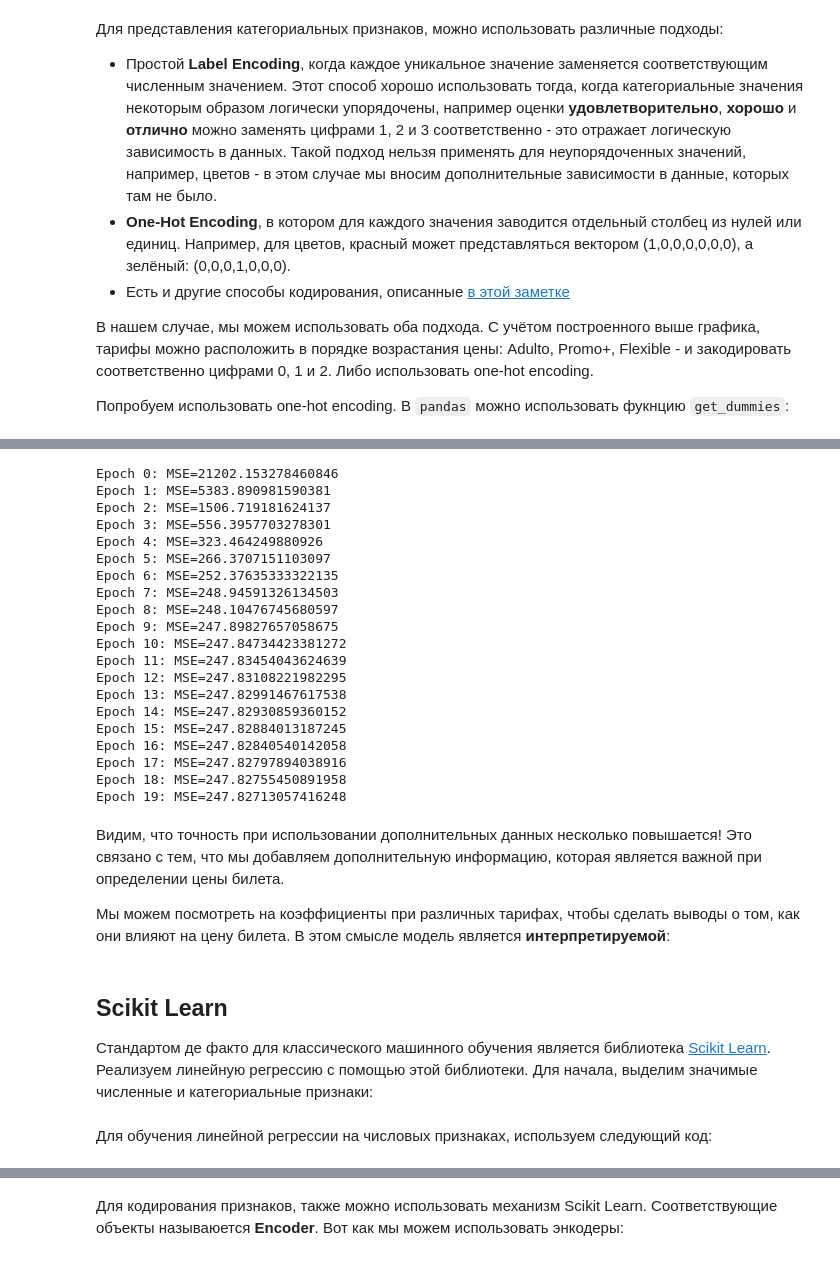
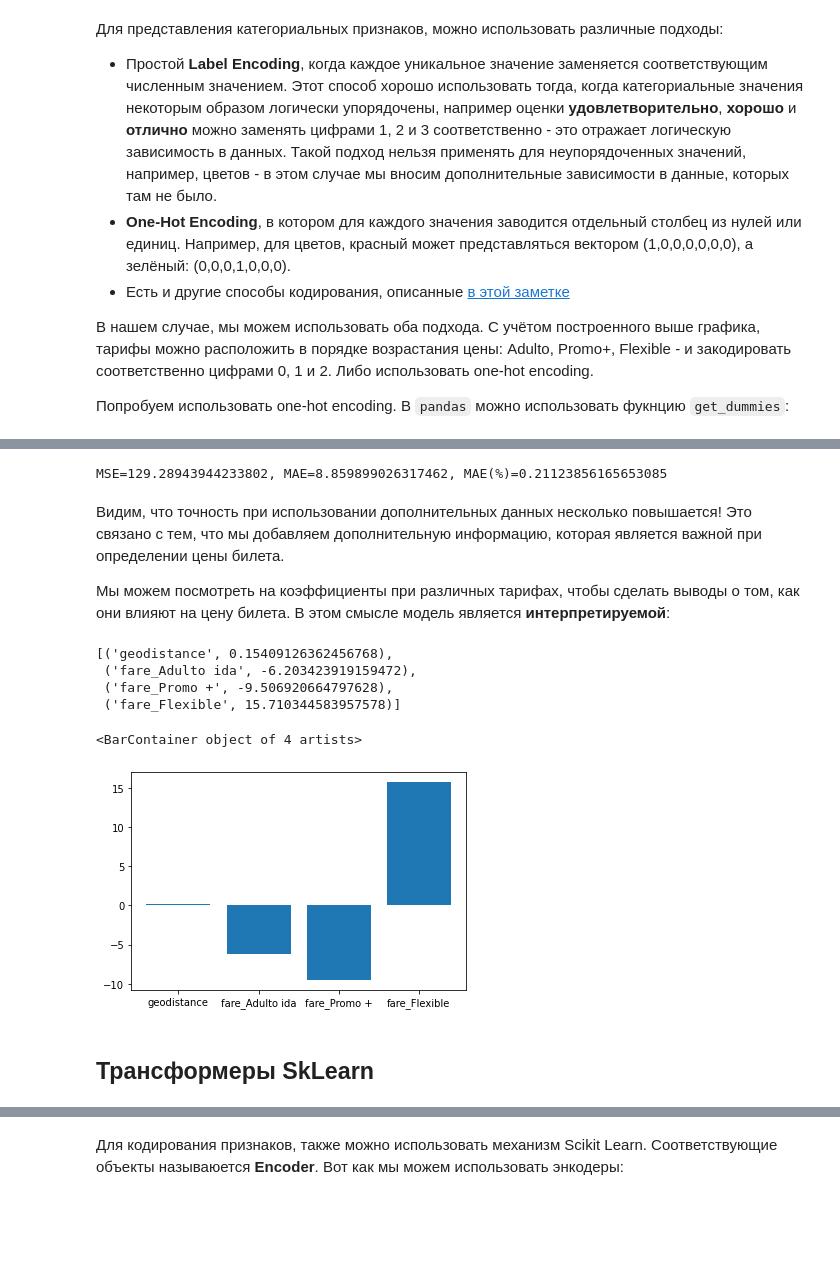
Before and after one commit to shwars/talap_ai, a Jupyter notebook: 3-ML/1-Regression/Regression.ipynb, the cells around one changed output, grey strips where cells are left out. Drawn from its saved outputs; the diff is of its cells as text; code cells hidden in the pictures; blank space fills up the shorter version.

```diff
--- a/3-ML/1-Regression/Regression.ipynb
+++ b/3-ML/1-Regression/Regression.ipynb
@@ -178,33 +195,14 @@ X
 997340 rows × 4 columns
-# %%
-*a, b = np.random.normal(size=5)
-a = np.array(a)
-eta = 0.000005
-for i in range(20):
-    print(f"Epoch {i}: MSE={MSE(X@a+b,Y)}")
-    # print(f"a={a},b={b}")
-    a,b = a-eta*((X@a+b-Y)*X.T).mean(axis=1), b-eta*(X@a+b-Y).mean()
-# %% [output]
-Epoch 0: MSE=21202.153278460846
-Epoch 1: MSE=5383.890981590381
-Epoch 2: MSE=1506.719181624137
-Epoch 3: MSE=556.3957703278301
-Epoch 4: MSE=323.464249880926
-Epoch 5: MSE=266.3707151103097
-Epoch 6: MSE=252.37635333322135
-Epoch 7: MSE=248.94591326134503
-Epoch 8: MSE=248.10476745680597
-Epoch 9: MSE=247.89827657058675
-Epoch 10: MSE=247.84734423381272
-Epoch 11: MSE=247.83454043624639
-Epoch 12: MSE=247.83108221982295
-Epoch 13: MSE=247.82991467617538
-Epoch 14: MSE=247.82930859360152
-Epoch 15: MSE=247.82884013187245
-Epoch 16: MSE=247.82840540142058
-Epoch 17: MSE=247.82797894038916
-Epoch 18: MSE=247.82755450891958
-Epoch 19: MSE=247.82713057416248
+# %%
+model = sk.linear_model.LinearRegression()
+model.fit(X,Y)
+
+X_t = pd.get_dummies(df_test,columns=["fare"])[features]
+Y_p = model.predict(X_t)
+
+print(f"MSE={sk.metrics.mean_squared_error(Y_p,Y_t)}, MAE={sk.metrics.mean_absolute_error(Y_p,Y_t)}, MAE(%)={sk.metrics.mean_absolute_percentage_error(Y_p,Y_t)}")
+# %% [output]
+MSE=129.28943944233802, MAE=8.859899026317462, MAE(%)=0.21123856165653085
 # %% [markdown]
 Видим, что точность при использовании дополнительных данных несколько повышается! Это связано с тем, что мы добавляем дополнительную информацию, которая является важной при определении цены билета.
 
@@ -214,9 +210,17 @@ a
-# %% [markdown]
-## Scikit Learn
-
-Стандартом де факто для классического машинного обучения является библиотека [Scikit Learn](https://scikit-learn.org/stable/index.html). Реализуем линейную регрессию с помощью этой библиотеки. Для начала, выделим значимые численные и категориальные признаки:
+# %%
+list(zip(features,model.coef_))
+# %% [output]
+[('geodistance', 0.15409126362456768),
+ ('fare_Adulto ida', -6.203423919159472),
+ ('fare_Promo +', -9.506920664797628),
+ ('fare_Flexible', 15.710344583957578)]
+# %%
+plt.bar(features,model.coef_)
+# %% [output]
+<BarContainer object of 4 artists>
+[figure, added]
+# %% [markdown]
+## Трансформеры SkLearn
 # %%
 numeric = ['geodistance','duration','departure_hour']
 categorical = ['vehicle_type','vehicle_class','fare']
-# %% [markdown]
-Для обучения линейной регрессии на числовых признаках, используем следующий код:
```
Also changed, not shown: parts of 28 cells of this notebook, 5 other files.
